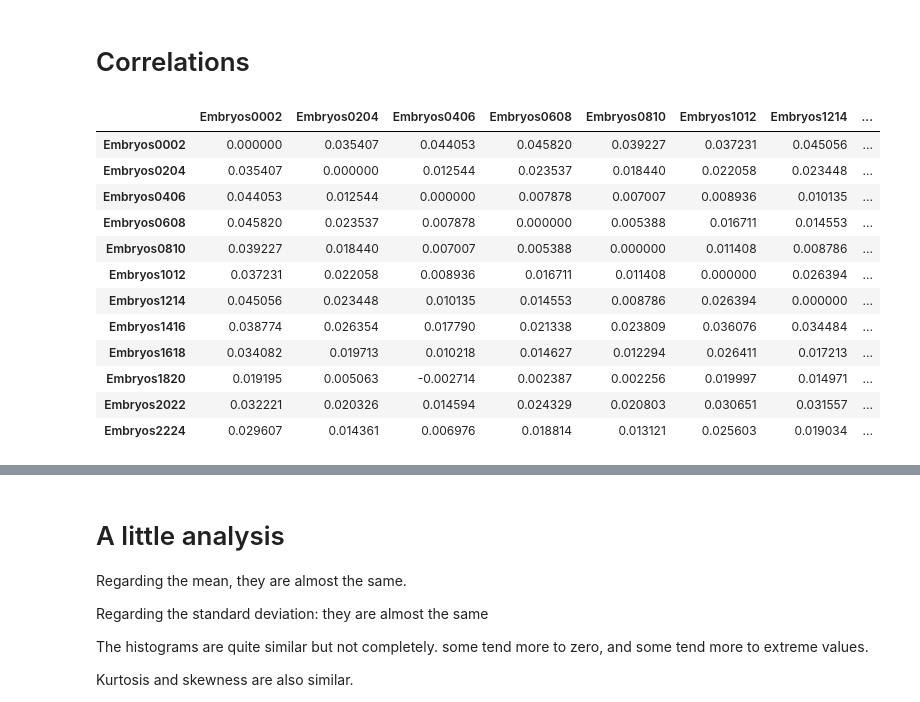
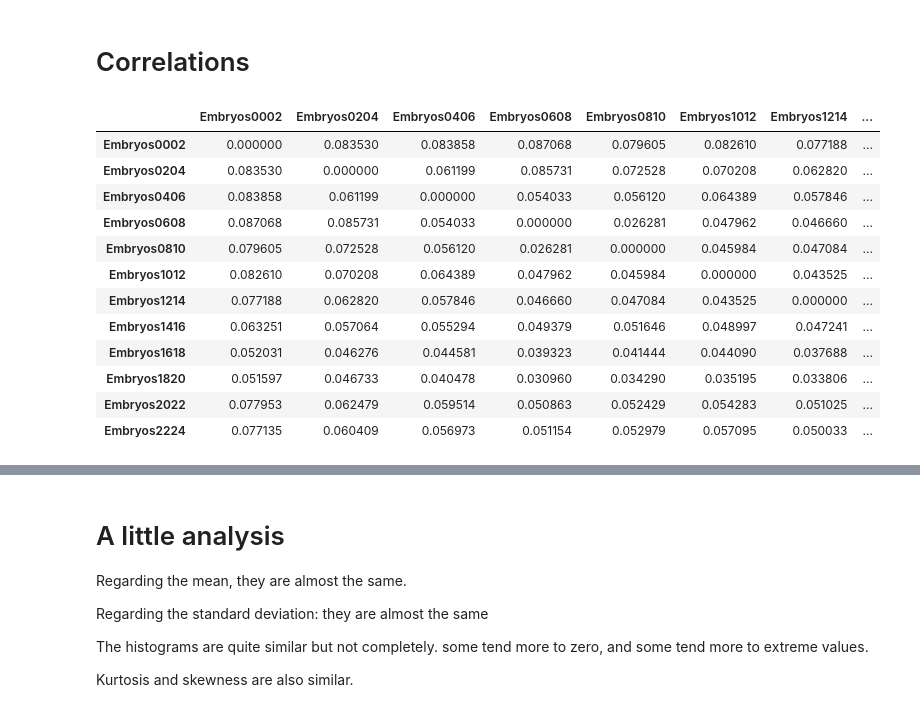
Before and after one commit to Matematikoi/urepc, a Jupyter notebook: urepc_code/poisson_modeling/simulated_data_profiling.ipynb, the cells around one changed output, grey strips where cells are left out. Drawn from its saved outputs; the diff is of its cells as text; code cells hidden in the pictures.

```diff
--- a/urepc_code/poisson_modeling/simulated_data_profiling.ipynb
+++ b/urepc_code/poisson_modeling/simulated_data_profiling.ipynb
@@ -122,19 +122,19 @@ data.skew(),original_data.skew()
 # %% [markdown]
 # Correlations
 # %%
-method = 'pearson'
+method = 'kendall'
 (data.corr(method = method) - original_data.corr(method = method))
 # %% [output]
 |  | Embryos0002 | Embryos0204 | Embryos0406 | Embryos0608 | Embryos0810 | Embryos1012 | Embryos1214 | ... |
-| Embryos0002 | 0.000000 | 0.035407 | 0.044053 | 0.045820 | 0.039227 | 0.037231 | 0.045056 | ... |
-| Embryos0204 | 0.035407 | 0.000000 | 0.012544 | 0.023537 | 0.018440 | 0.022058 | 0.023448 | ... |
-| Embryos0406 | 0.044053 | 0.012544 | 0.000000 | 0.007878 | 0.007007 | 0.008936 | 0.010135 | ... |
-| Embryos0608 | 0.045820 | 0.023537 | 0.007878 | 0.000000 | 0.005388 | 0.016711 | 0.014553 | ... |
-| Embryos0810 | 0.039227 | 0.018440 | 0.007007 | 0.005388 | 0.000000 | 0.011408 | 0.008786 | ... |
-| Embryos1012 | 0.037231 | 0.022058 | 0.008936 | 0.016711 | 0.011408 | 0.000000 | 0.026394 | ... |
-| Embryos1214 | 0.045056 | 0.023448 | 0.010135 | 0.014553 | 0.008786 | 0.026394 | 0.000000 | ... |
-| Embryos1416 | 0.038774 | 0.026354 | 0.017790 | 0.021338 | 0.023809 | 0.036076 | 0.034484 | ... |
-| Embryos1618 | 0.034082 | 0.019713 | 0.010218 | 0.014627 | 0.012294 | 0.026411 | 0.017213 | ... |
-| Embryos1820 | 0.019195 | 0.005063 | -0.002714 | 0.002387 | 0.002256 | 0.019997 | 0.014971 | ... |
-| Embryos2022 | 0.032221 | 0.020326 | 0.014594 | 0.024329 | 0.020803 | 0.030651 | 0.031557 | ... |
-| Embryos2224 | 0.029607 | 0.014361 | 0.006976 | 0.018814 | 0.013121 | 0.025603 | 0.019034 | ... |
+| Embryos0002 | 0.000000 | 0.083530 | 0.083858 | 0.087068 | 0.079605 | 0.082610 | 0.077188 | ... |
+| Embryos0204 | 0.083530 | 0.000000 | 0.061199 | 0.085731 | 0.072528 | 0.070208 | 0.062820 | ... |
+| Embryos0406 | 0.083858 | 0.061199 | 0.000000 | 0.054033 | 0.056120 | 0.064389 | 0.057846 | ... |
+| Embryos0608 | 0.087068 | 0.085731 | 0.054033 | 0.000000 | 0.026281 | 0.047962 | 0.046660 | ... |
+| Embryos0810 | 0.079605 | 0.072528 | 0.056120 | 0.026281 | 0.000000 | 0.045984 | 0.047084 | ... |
+| Embryos1012 | 0.082610 | 0.070208 | 0.064389 | 0.047962 | 0.045984 | 0.000000 | 0.043525 | ... |
+| Embryos1214 | 0.077188 | 0.062820 | 0.057846 | 0.046660 | 0.047084 | 0.043525 | 0.000000 | ... |
+| Embryos1416 | 0.063251 | 0.057064 | 0.055294 | 0.049379 | 0.051646 | 0.048997 | 0.047241 | ... |
+| Embryos1618 | 0.052031 | 0.046276 | 0.044581 | 0.039323 | 0.041444 | 0.044090 | 0.037688 | ... |
+| Embryos1820 | 0.051597 | 0.046733 | 0.040478 | 0.030960 | 0.034290 | 0.035195 | 0.033806 | ... |
+| Embryos2022 | 0.077953 | 0.062479 | 0.059514 | 0.050863 | 0.052429 | 0.054283 | 0.051025 | ... |
+| Embryos2224 | 0.077135 | 0.060409 | 0.056973 | 0.051154 | 0.052979 | 0.057095 | 0.050033 | ... |
```
Also changed, not shown: parts of 1 cell of this notebook, 10 other files.
